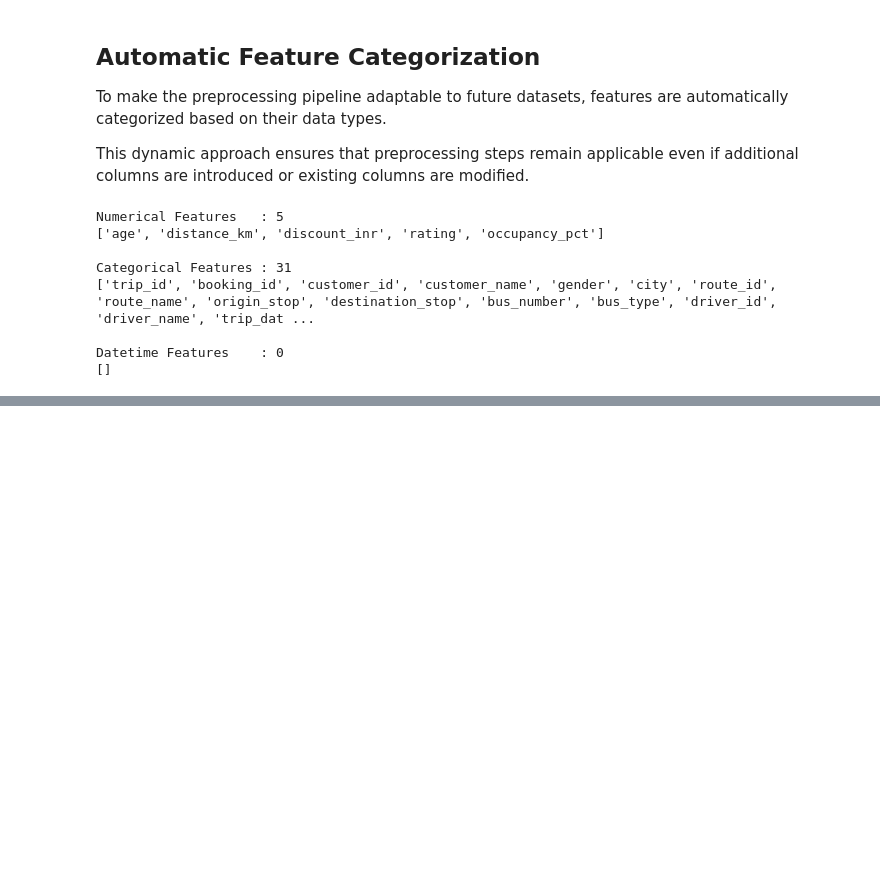
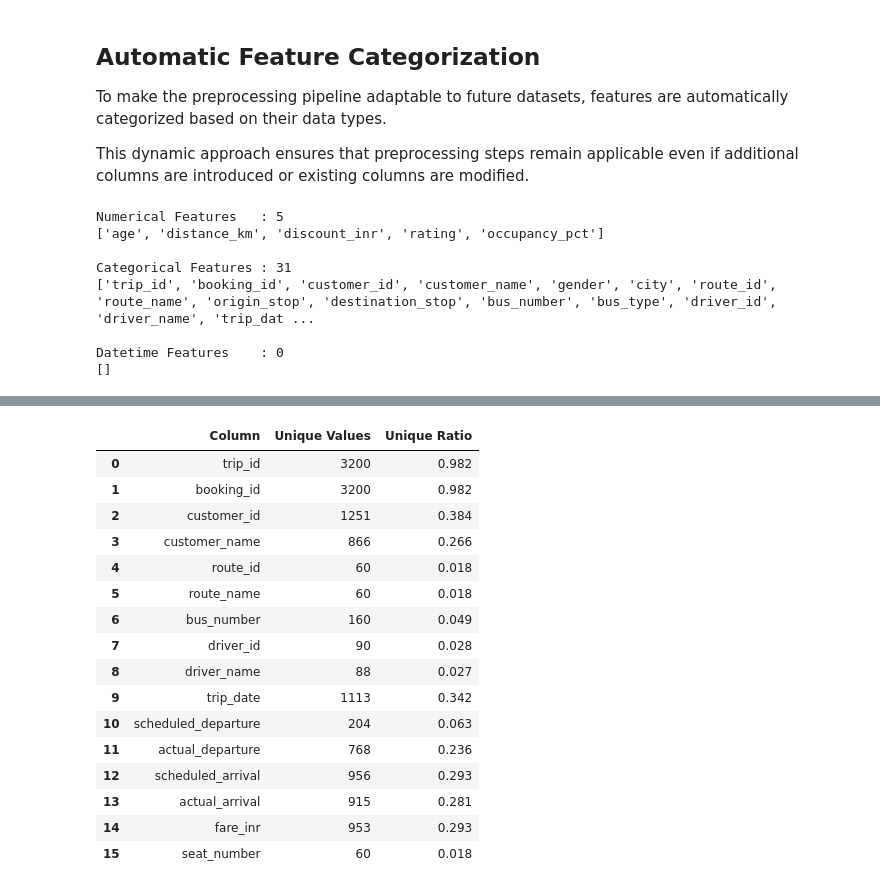
Before and after one commit to RishijManna/Cityflo-Data-Analysis, a Jupyter notebook: Cityflo Data Analysis/DATA CLEANING/cityflo-data-cleaning.ipynb, the cells around one changed output, grey strips where cells are left out. Drawn from its saved outputs; the diff is of its cells as text; code cells hidden in the pictures; blank space fills up the shorter version.

```diff
--- a/Cityflo Data Analysis/DATA CLEANING/cityflo-data-cleaning.ipynb
+++ b/Cityflo Data Analysis/DATA CLEANING/cityflo-data-cleaning.ipynb
@@ -327,0 +493,21 @@ Datetime Features    : 0
+# %%
+threshold = 0.95
+
+quasi_constant = []
+
+for col in df.columns:
+
+    dominant = (
+        df[col]
+        .value_counts(normalize=True,
+                      dropna=False)
+        .max()
+    )
+
+    if dominant >= threshold:
+        quasi_constant.append({
+            "Column": col,
+            "Dominant Ratio": round(dominant,4)
+        })
+
+pd.DataFrame(quasi_constant)
@@ -327,0 +522,36 @@ Datetime Features    : 0
+# %%
+high_cardinality = []
+
+for col in categorical_cols:
+
+    unique = df[col].nunique()
+
+    ratio = unique/len(df)
+
+    if unique > 50:
+
+        high_cardinality.append({
+            "Column": col,
+            "Unique Values": unique,
+            "Unique Ratio": round(ratio,3)
+        })
+
+pd.DataFrame(high_cardinality)
+# %% [output]
+|  | Column | Unique Values | Unique Ratio |
+| 0 | trip_id | 3200 | 0.982 |
+| 1 | booking_id | 3200 | 0.982 |
+| 2 | customer_id | 1251 | 0.384 |
+| 3 | customer_name | 866 | 0.266 |
+| 4 | route_id | 60 | 0.018 |
+| 5 | route_name | 60 | 0.018 |
+| 6 | bus_number | 160 | 0.049 |
+| 7 | driver_id | 90 | 0.028 |
+| 8 | driver_name | 88 | 0.027 |
+| 9 | trip_date | 1113 | 0.342 |
+| 10 | scheduled_departure | 204 | 0.063 |
+| 11 | actual_departure | 768 | 0.236 |
+| 12 | scheduled_arrival | 956 | 0.293 |
+| 13 | actual_arrival | 915 | 0.281 |
+| 14 | fare_inr | 953 | 0.293 |
+| 15 | seat_number | 60 | 0.018 |
```
Also changed, not shown: parts of 82 cells of this notebook.
